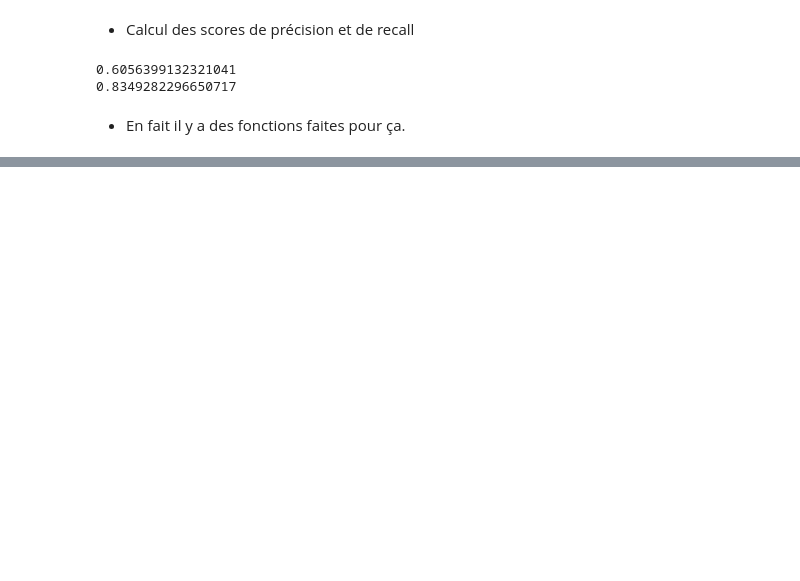
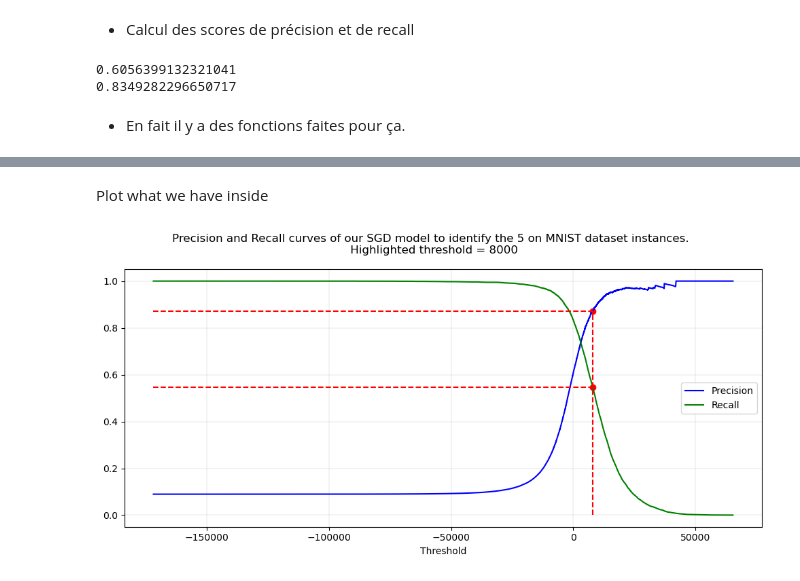
Before and after one commit to tbeucler/2024_MLEES, a Jupyter notebook: chapter-3_manips/manips_chap-3.ipynb, the cells around one changed output, grey strips where cells are left out. Drawn from its saved outputs; the diff is of its cells as text; code cells hidden in the pictures; blank space fills up the shorter version.

```diff
--- a/chapter-3_manips/manips_chap-3.ipynb
+++ b/chapter-3_manips/manips_chap-3.ipynb
@@ -281,0 +321,14 @@ Let's supposed the digit to detect is 5.
+# %%
+# Use the cross_val_predict by specifying we want in return the scores for each instance
+y_scores = cross_val_predict(
+    sgd_clf,
+    x_train,
+    y_train_equals_to_digit_to_detect,
+    cv=3,
+    method='decision_function')
+# %%
+# With these scores, use the precision_recall_curve() function to compute precision
+# and recall for all possible thresholds
+from sklearn.metrics import precision_recall_curve
+precisions, recalls, thresholds = precision_recall_curve(y_train_equals_to_digit_to_detect, y_scores)
+precisions, recalls, thresholds
@@ -281,0 +351,65 @@ Let's supposed the digit to detect is 5.
+# %% [markdown]
+Plot what we have inside
+# %%
+fig, ax = plt.subplots(figsize=(10,5))
+
+# Draw Precisions curve
+ax.plot(thresholds, precisions[:-1], label='Precision', color='blue')
+
+# Recalls curve
+ax.plot(thresholds, recalls[:-1], label='Recall', color='green')
+
+# Found the corresponding precision and recall values for a given threshold
+given_threshold = threshold
+closest_position_to_given_threshold = np.where(thresholds>=given_threshold)[0][0]
+precision_score_for_this_threshold = precisions[closest_position_to_given_threshold]
+recall_score_for_this_threshold   = recalls[closest_position_to_given_threshold]
+
+# Display a horizontal line to identify the point
+xs = (thresholds.min(), given_threshold)
+ys = (precision_score_for_this_threshold, precision_score_for_this_threshold)
+ax.plot(
+    xs,
+    ys,
+    color='red',
+    linestyle='dashed'
+)
+
+# Display a horizontal line to identify the point
+xs = (thresholds.min(), given_threshold)
+ys = (recall_score_for_this_threshold, recall_score_for_this_threshold)
+ax.plot(
+    xs,
+    ys,
+    color='red',
+    linestyle='dashed'
+)
+
+# Display a vertical line to locate the threshold
+ax.plot(
+    (given_threshold, given_threshold),
+    (0, max(precision_score_for_this_threshold, recall_score_for_this_threshold)),
+    color='red',
+    linestyle='dashed'
+)
+
+# Display a point for a given threshold on the recall curve
+ax.scatter(
+    x = given_threshold,
+    y = recall_score_for_this_threshold,
+    c='red')
+
+# Display a point for a given threshold on the precision curve
+ax.scatter(
+    x = given_threshold,
+    y = precision_score_for_this_threshold,
+    c='red')
+
+# Tune the plot
+ax.grid(linewidth=0.2)
+ax.set_xlabel('Threshold')
+ax.legend()
+fig.suptitle(f"Precision and Recall curves of our SGD model to identify the {digit_to_detect} on MNIST dataset instances. \n Highlighted threshold = {given_threshold}")
+plt.tight_layout()
+# %% [output]
+[figure, added]
```
Also changed, not shown: parts of 20 cells of this notebook.
